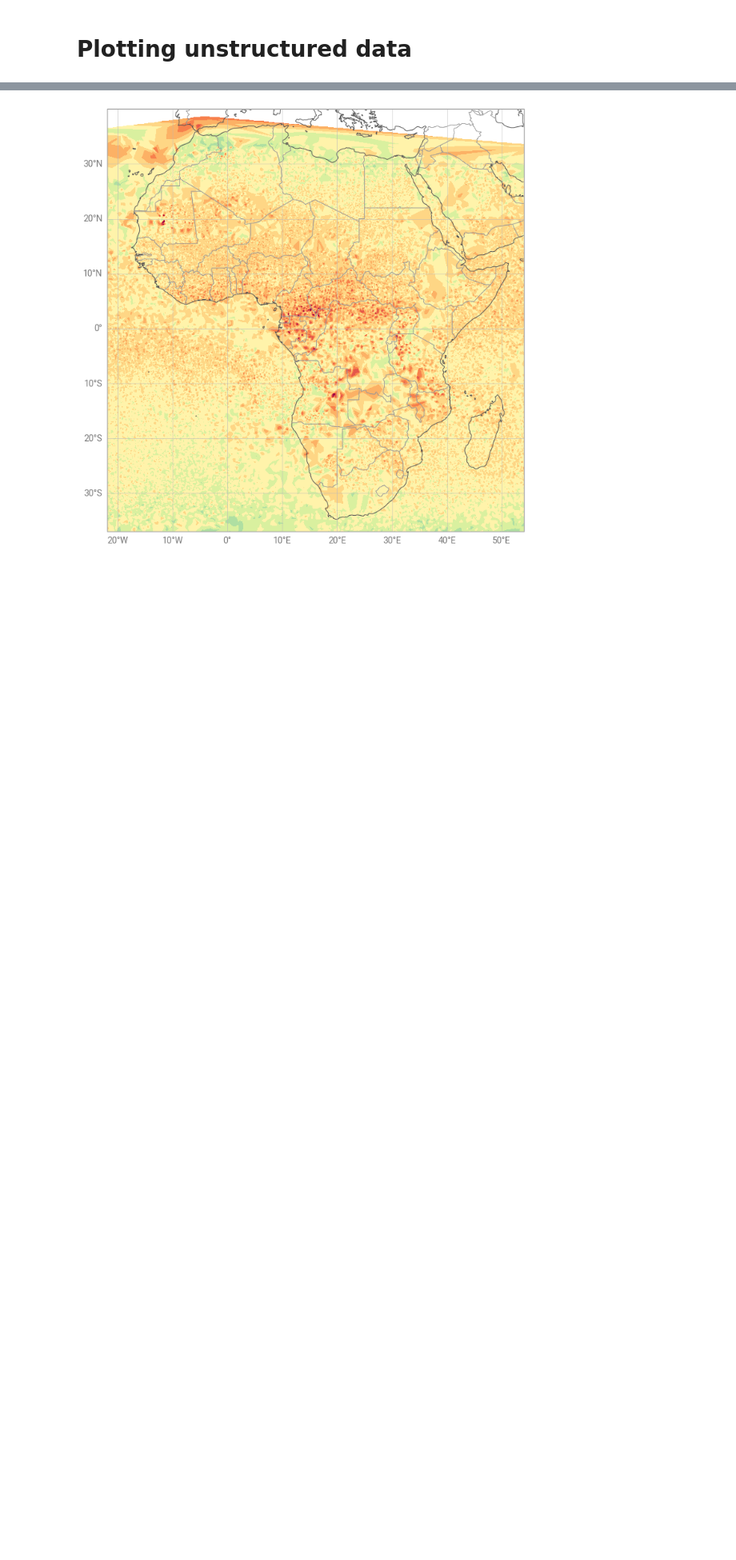
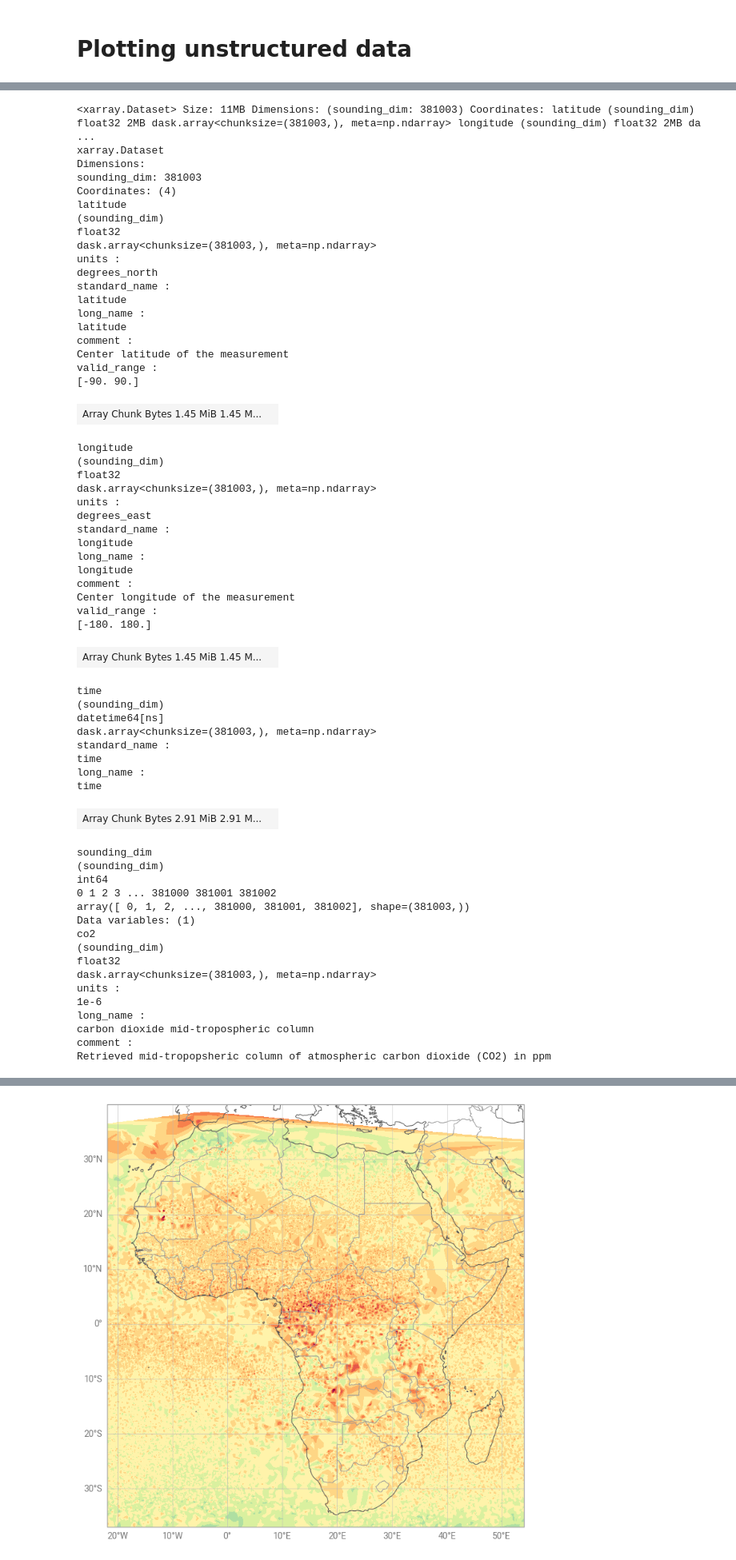
Before and after one commit to ecmwf/earthkit-plots, a Jupyter notebook: docs/examples/unstructured_data.ipynb, the cells around one changed output, grey strips where cells are left out. Shown at 80% size. Saved outputs shown, nothing was run; the diff lists cells and outputs as text; code cells hidden in the pictures; blank space fills up the shorter version.

```diff
--- a/docs/examples/unstructured_data.ipynb
+++ b/docs/examples/unstructured_data.ipynb
@@ -8,6 +19,68 @@ import earthkit.plots
 # %%
 data = earthkit.data.from_source(
     "url",
     "https://get.ecmwf.int/repository/test-data/earthkit-plots/CO2_iasi_metop_c_nlis_2021_01.nc",
 )
 data_xr = data.to_xarray()
+data_xr
+# %% [output]
+<xarray.Dataset> Size: 11MB Dimensions: (sounding_dim: 381003) Coordinates: latitude (sounding_dim) float32 2MB dask.array<chunksize=(381003,), meta=np.ndarray> longitude (sounding_dim) float32 2MB da ...
+xarray.Dataset
+Dimensions:
+sounding_dim: 381003
+Coordinates: (4)
+latitude
+(sounding_dim)
+float32
+dask.array<chunksize=(381003,), meta=np.ndarray>
+units :
+degrees_north
+standard_name :
+latitude
+long_name :
+latitude
+comment :
+Center latitude of the measurement
+valid_range :
+[-90. 90.]
+| Array Chunk Bytes 1.45 MiB 1.45 M... |  |
+longitude
+(sounding_dim)
+float32
+dask.array<chunksize=(381003,), meta=np.ndarray>
+units :
+degrees_east
+standard_name :
+longitude
+long_name :
+longitude
+comment :
+Center longitude of the measurement
+valid_range :
+[-180. 180.]
+| Array Chunk Bytes 1.45 MiB 1.45 M... |  |
+time
+(sounding_dim)
+datetime64[ns]
+dask.array<chunksize=(381003,), meta=np.ndarray>
+standard_name :
+time
+long_name :
+time
+| Array Chunk Bytes 2.91 MiB 2.91 M... |  |
+sounding_dim
+(sounding_dim)
+int64
+0 1 2 3 ... 381000 381001 381002
+array([ 0, 1, 2, ..., 381000, 381001, 381002], shape=(381003,))
+Data variables: (1)
+co2
+(sounding_dim)
+float32
+dask.array<chunksize=(381003,), meta=np.ndarray>
+units :
+1e-6
+long_name :
+carbon dioxide mid-tropospheric column
+comment :
+Retrieved mid-tropopsheric column of atmospheric carbon dioxide (CO2) in ppm
```
Also changed, not shown: parts of 11 cells of this notebook.
